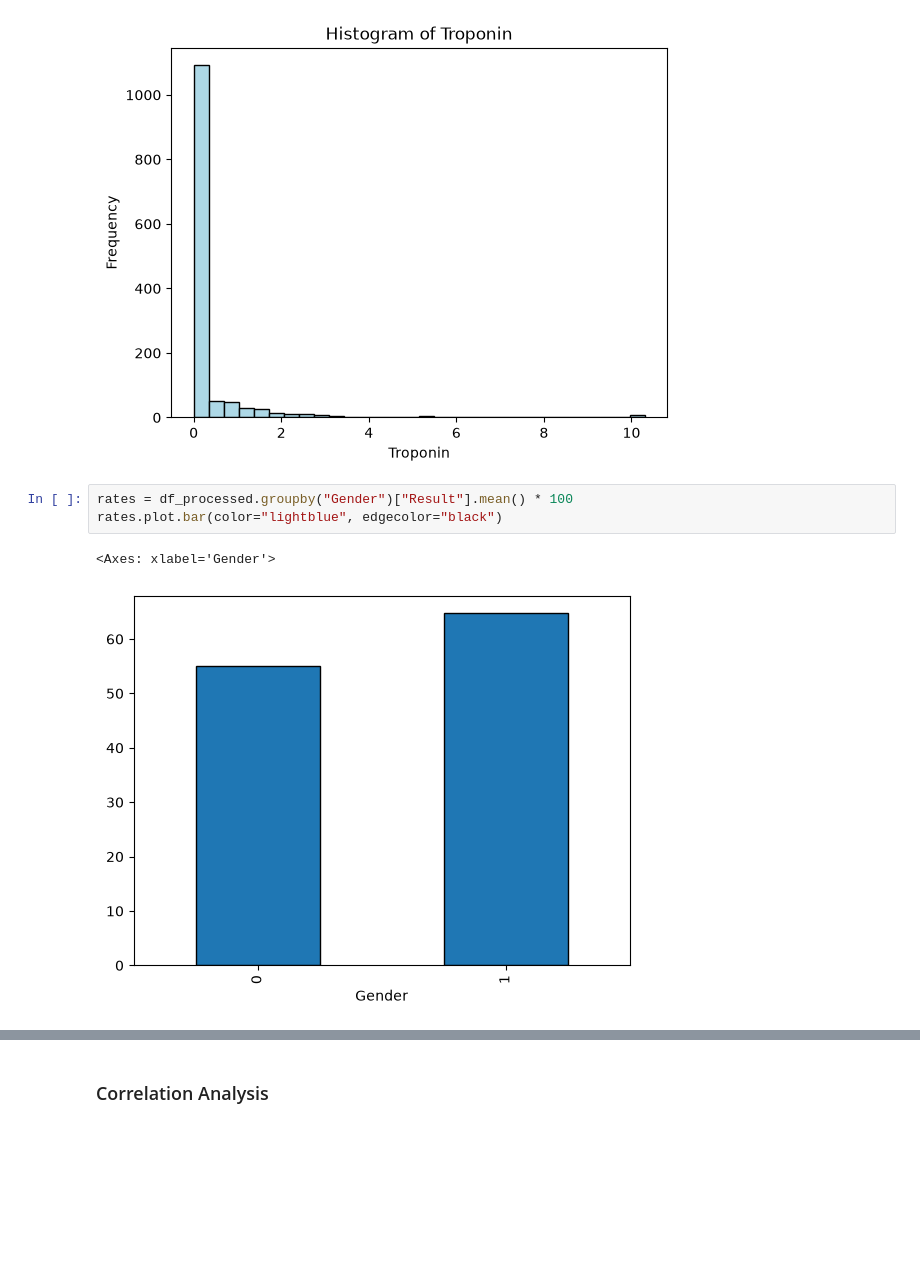
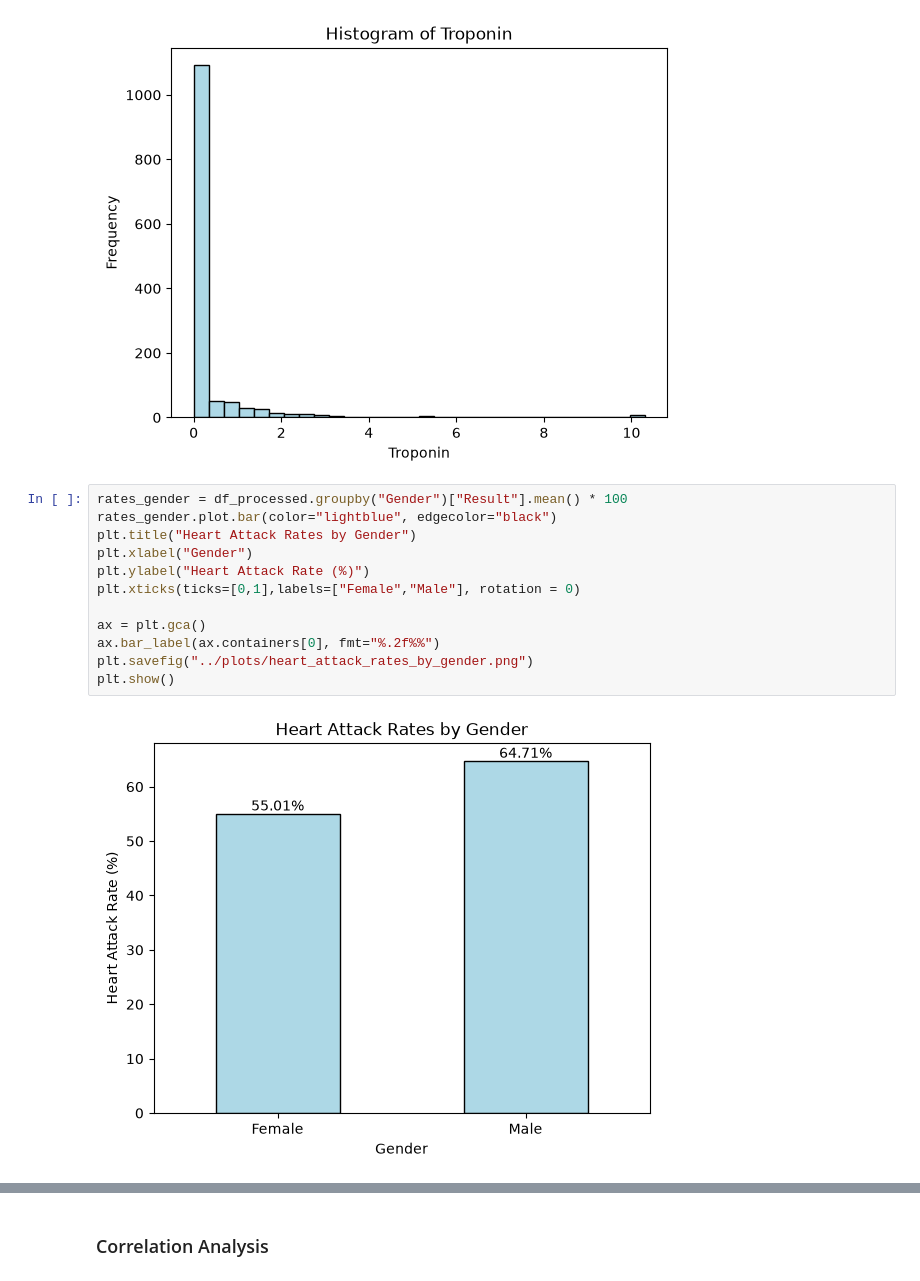
Before and after one commit to erenunalll/heart-attack-prediction, a Jupyter notebook: notebooks/eda.ipynb, the cells around one changed output, grey strips where cells are left out. Drawn from its saved outputs; the diff is of its cells as text; blank space fills up the shorter version.

```diff
--- a/notebooks/eda.ipynb
+++ b/notebooks/eda.ipynb
@@ -162,8 +162,16 @@ plt.show()
 # %% [output]
 [figure]
 # %%
-rates = df_processed.groupby("Gender")["Result"].mean() * 100
-rates.plot.bar(color="lightblue", edgecolor="black")
+rates_gender = df_processed.groupby("Gender")["Result"].mean() * 100
+rates_gender.plot.bar(color="lightblue", edgecolor="black")
+plt.title("Heart Attack Rates by Gender")
+plt.xlabel("Gender")
+plt.ylabel("Heart Attack Rate (%)")
+plt.xticks(ticks=[0,1],labels=["Female","Male"], rotation = 0)
+
+ax = plt.gca()
+ax.bar_label(ax.containers[0], fmt="%.2f%%")
+plt.savefig("../plots/heart_attack_rates_by_gender.png")
+plt.show()
 # %% [output]
-<Axes: xlabel='Gender'>
-[figure, old version]
+[figure, new version]
```
Also changed, not shown: parts of 1 cell of this notebook, 1 other file.
